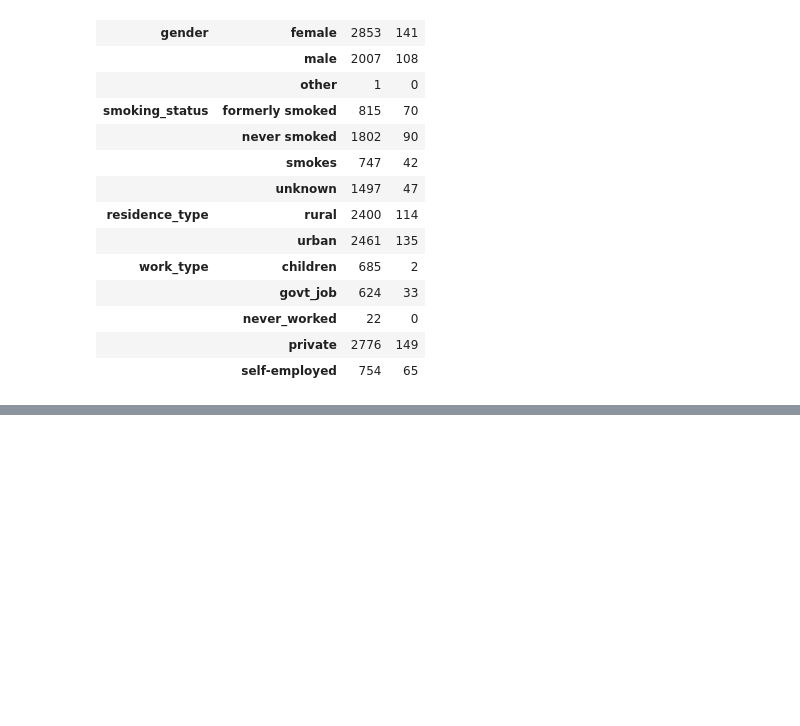
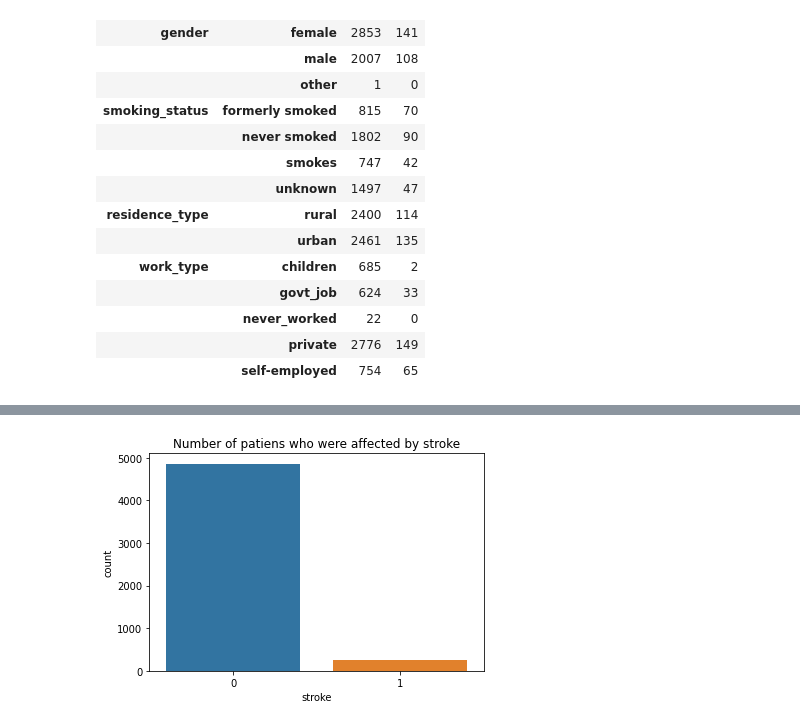
Before and after one commit to augasauruss/Python_mokymai, a Jupyter notebook: 1_paskaita.ipynb/baigiamasis.ipynb, the cells around one changed output, grey strips where cells are left out. Saved outputs shown, nothing was run; the diff lists cells and outputs as text; code cells hidden in the pictures; blank space fills up the shorter version.

```diff
--- a/1_paskaita.ipynb/baigiamasis.ipynb
+++ b/1_paskaita.ipynb/baigiamasis.ipynb
@@ -150,0 +173,8 @@ santrauka
+# %%
+sns.countplot(x=df['stroke'])
+plt.title('Number of patiens who were affected by stroke',fontsize=12)
+for p in ax.patches:
+        ax.annotate('%{:.1f}'.format(p.get_height()), (p.get_x()+0.1, p.get_height()+50))
+plt.show()
+# %% [output]
+[figure, added]
```
Also changed, not shown: parts of 25 cells of this notebook.
